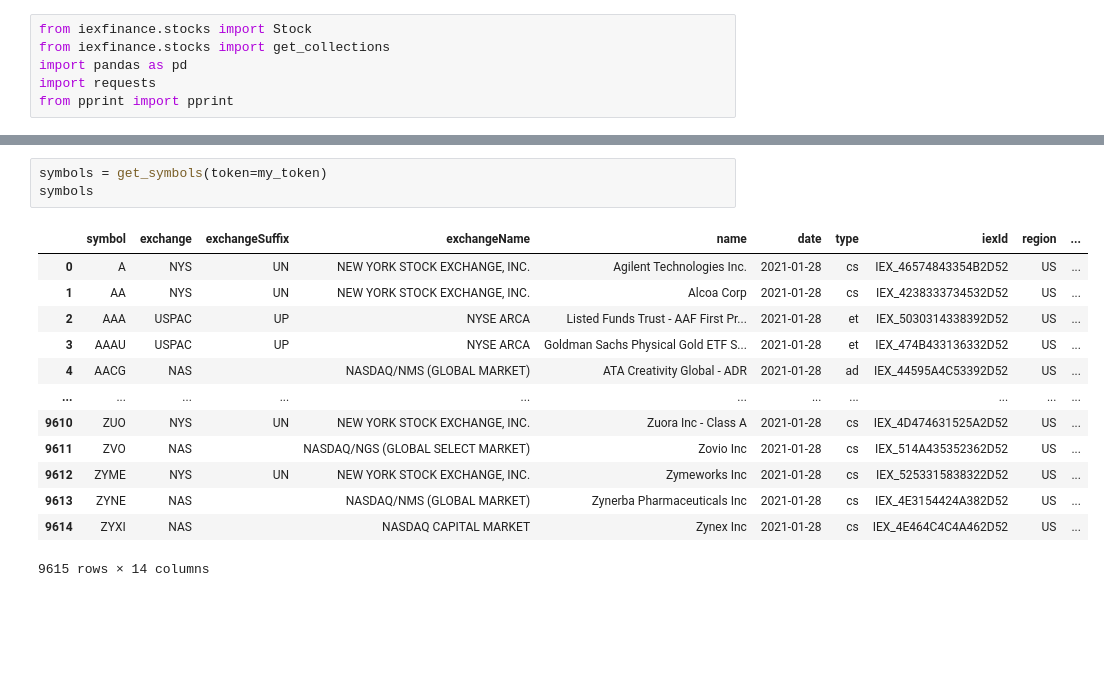
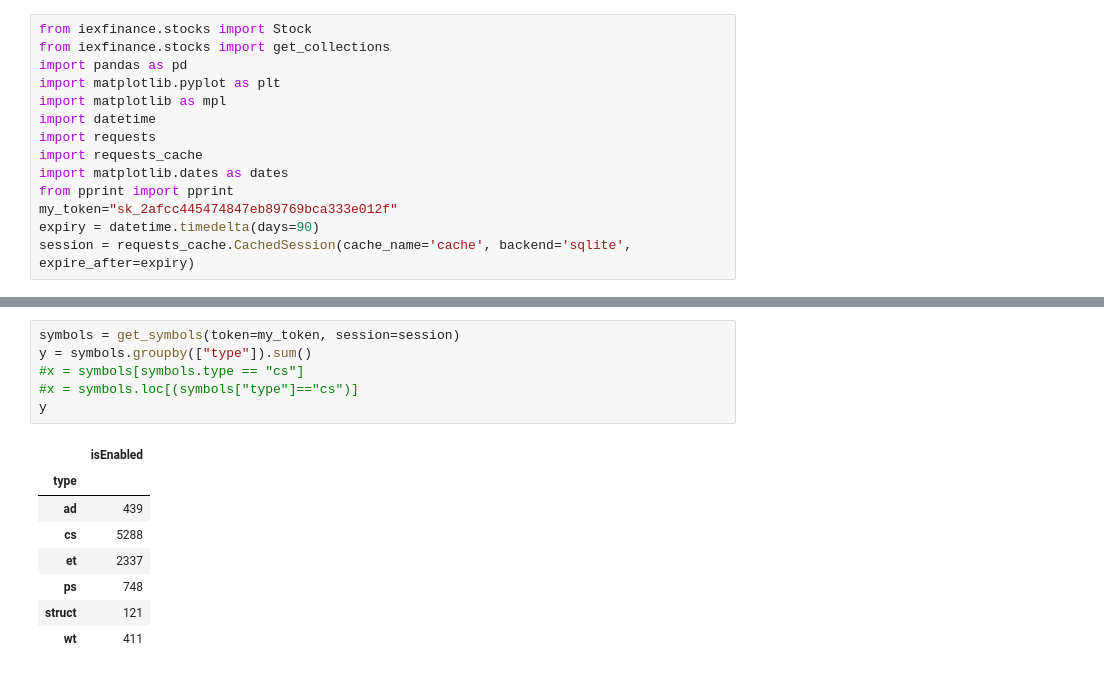
Before and after one commit to payamazadi/stonk-analysis, a Jupyter notebook: ceo-compensation-historical.ipynb, the cells around one changed output, grey strips where cells are left out. Saved outputs shown, nothing was run; the diff lists cells and outputs as text; blank space fills up the shorter version.

```diff
--- a/ceo-compensation-historical.ipynb
+++ b/ceo-compensation-historical.ipynb
@@ -2,5 +2,13 @@
 from iexfinance.stocks import Stock
 from iexfinance.stocks import get_collections
 import pandas as pd
+import matplotlib.pyplot as plt
+import matplotlib as mpl
+import datetime
 import requests
+import requests_cache
+import matplotlib.dates as dates
 from pprint import pprint
+my_token="sk_2afcc445474847eb89769bca333e012f"
+expiry = datetime.timedelta(days=90)
+session = requests_cache.CachedSession(cache_name='cache', backend='sqlite', expire_after=expiry)
@@ -35,17 +49,15 @@ dtype: object
 # %%
-symbols = get_symbols(token=my_token)
-symbols
+symbols = get_symbols(token=my_token, session=session)
+y = symbols.groupby(["type"]).sum()
+#x = symbols[symbols.type == "cs"]
+#x = symbols.loc[(symbols["type"]=="cs")]
+y
 # %% [output]
-|  | symbol | exchange | exchangeSuffix | exchangeName | name | date | type | iexId | region | ... |
-| 0 | A | NYS | UN | NEW YORK STOCK EXCHANGE, INC. | Agilent Technologies Inc. | 2021-01-28 | cs | IEX_46574843354B2D52 | US | ... |
-| 1 | AA | NYS | UN | NEW YORK STOCK EXCHANGE, INC. | Alcoa Corp | 2021-01-28 | cs | IEX_4238333734532D52 | US | ... |
-| 2 | AAA | USPAC | UP | NYSE ARCA | Listed Funds Trust - AAF First Pr... | 2021-01-28 | et | IEX_5030314338392D52 | US | ... |
-| 3 | AAAU | USPAC | UP | NYSE ARCA | Goldman Sachs Physical Gold ETF S... | 2021-01-28 | et | IEX_474B433136332D52 | US | ... |
-| 4 | AACG | NAS |  | NASDAQ/NMS (GLOBAL MARKET) | ATA Creativity Global - ADR | 2021-01-28 | ad | IEX_44595A4C53392D52 | US | ... |
-| ... | ... | ... | ... | ... | ... | ... | ... | ... | ... | ... |
-| 9610 | ZUO | NYS | UN | NEW YORK STOCK EXCHANGE, INC. | Zuora Inc - Class A | 2021-01-28 | cs | IEX_4D474631525A2D52 | US | ... |
-| 9611 | ZVO | NAS |  | NASDAQ/NGS (GLOBAL SELECT MARKET) | Zovio Inc | 2021-01-28 | cs | IEX_514A435352362D52 | US | ... |
-| 9612 | ZYME | NYS | UN | NEW YORK STOCK EXCHANGE, INC. | Zymeworks Inc | 2021-01-28 | cs | IEX_5253315838322D52 | US | ... |
-| 9613 | ZYNE | NAS |  | NASDAQ/NMS (GLOBAL MARKET) | Zynerba Pharmaceuticals Inc | 2021-01-28 | cs | IEX_4E3154424A382D52 | US | ... |
-| 9614 | ZYXI | NAS |  | NASDAQ CAPITAL MARKET | Zynex Inc | 2021-01-28 | cs | IEX_4E464C4C4A462D52 | US | ... |
+|  | isEnabled |
+| type |  |
+| ad | 439 |
+| cs | 5288 |
+| et | 2337 |
+| ps | 748 |
+| struct | 121 |
+| wt | 411 |
-9615 rows × 14 columns
```
Also changed, not shown: parts of 5 cells of this notebook, 1 other file.
